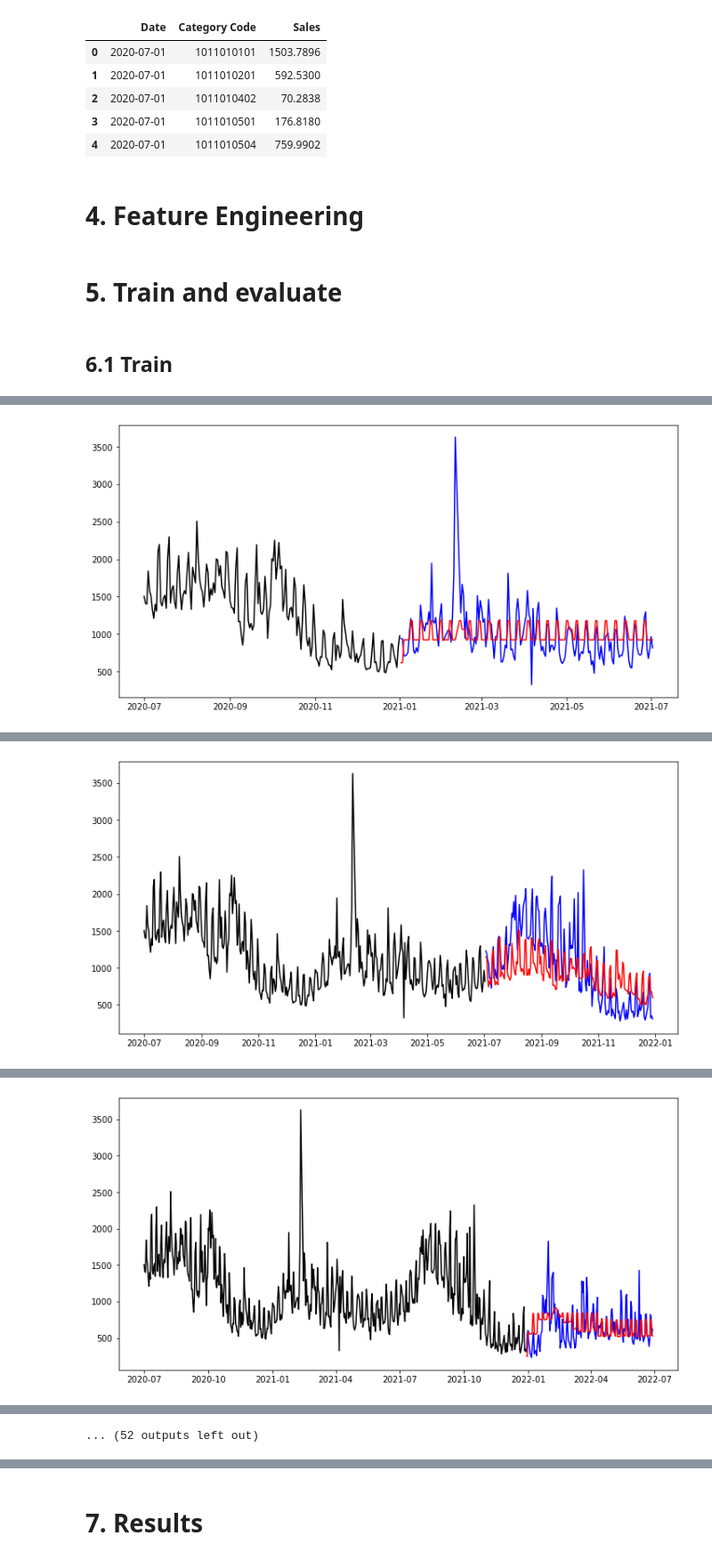
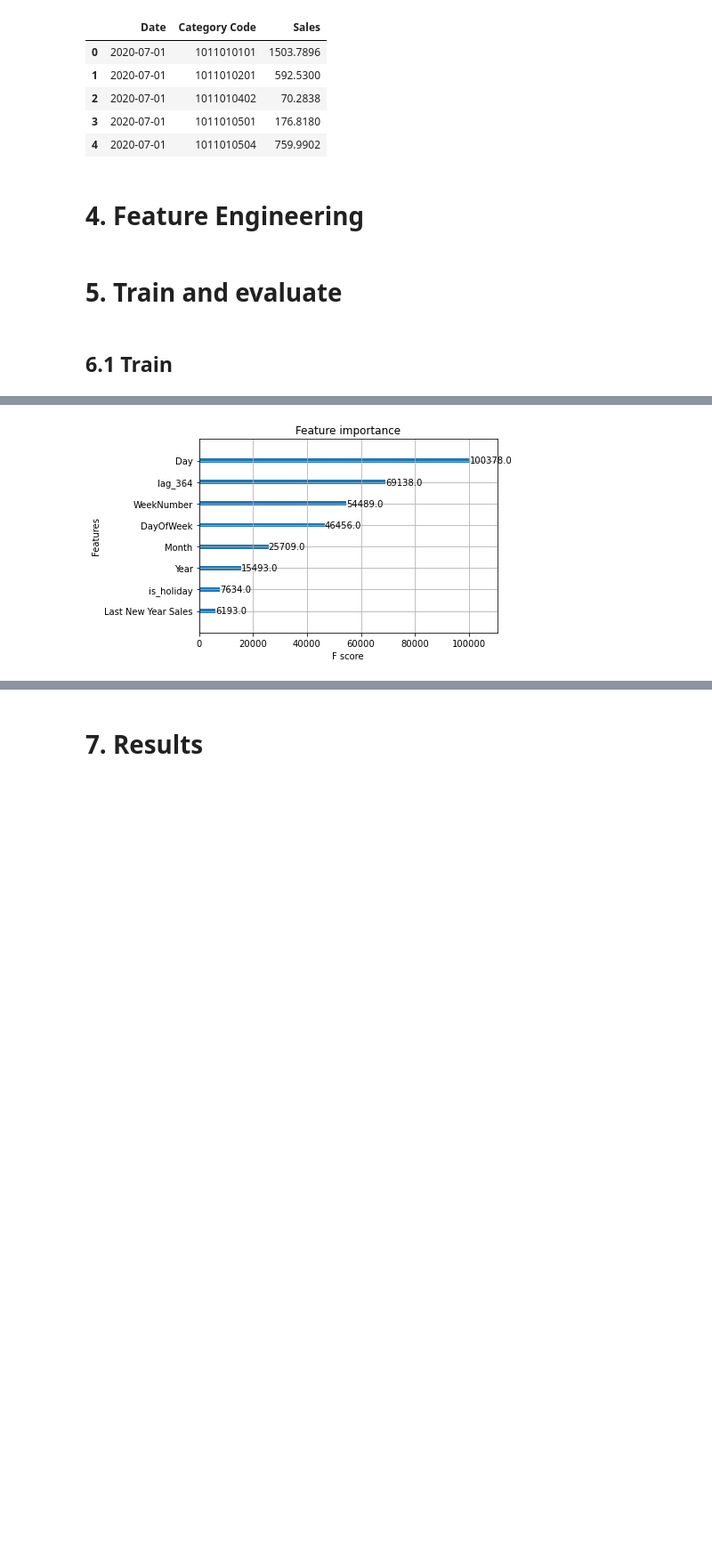
Before and after one commit to prattapong/Data-Science-Portfolio, a Jupyter notebook: Projects/Supermaket Sales Data/code/1.3 Time Series Split.ipynb, the cells around one changed output, grey strips where cells are left out. Shown at 89% size. Cells and saved outputs as stored; diff of their text form; code cells hidden in the pictures; blank space fills up the shorter version.

```diff
--- a/Projects/Supermaket Sales Data/code/1.3 Time Series Split.ipynb
+++ b/Projects/Supermaket Sales Data/code/1.3 Time Series Split.ipynb
@@ -211,3 +205,16 @@ def apply_fourier_transform(df):
+# %%
+def category_feature_engineering(df_category: pd.DataFrame):
+    df_category = create_date_feature(df_category,
+                                    date_column = 'Date')
+    df_category = create_lag_feature(df = df_category,
+                                    days = 364)
+    df_category = create_last_new_year_feature(df = df_category,
+                                            days_before_after = 7)
+    df_category['is_holiday'] = df_category['Date'].apply(is_holiday)
+
+    df_final = df_category.drop(['Date', 'Category Code'], axis = 1)
+
+    return df_final
 # %% [markdown]
 # 5. Train and evaluate
 # %% [markdown]
@@ -237,5 +239,9 @@ df_final = df_category.drop(['Date', 'Category Code'], axis = 1)
 # %%
 scaler = StandardScaler()
+category_result_dict = {'Category': [],
+                      'RMSE': [],
+                      'Normalized RMSE': [],
+                      'MAPE': []}
 all_rmse = []
 xgb_r = xgb.XGBRegressor(
     n_estimators = 10000,
@@ -248,19 +254,17 @@ xgb_r = xgb.XGBRegressor(
 
 categories = df_agg['Category Code'].unique()
 for category in categories:
+    category_rmse = []
+    category_normalized_rmse = []
+    category_mape = []
     df_category = df_agg[df_agg['Category Code'] == category]
+
     print('######################################################')
-    print(f'################ CATEGORY: {category} ################\n')
+    print(f'################ CATEGORY: {category} ################')
+    print('######################################################\n')
 
     # Feature Engineering
-    df_category = create_date_feature(df_category,
-                                    date_column = 'Date')
-    df_category = create_lag_feature(df = df_category,
-                                    days = 364)
-    df_category = create_last_new_year_feature(df = df_category,
-                                            days_before_after = 7)
-    df_category['is_holiday'] = df_category['Date'].apply(is_holiday)
-    df_final = df_category.drop(['Date', 'Category Code'], axis = 1)
+    df_final = category_feature_engineering(df_category = df_category)
 
     # Start Training Loop
     X = df_final.drop('Sales', axis = 1)
@@ -277,26 +281,48 @@ for category in categories:
 
         # Fit the model
         xgb_r.fit(X = X_train,
-                y = y_train,
-                eval_set = [(X_train, y_train), (X_test, y_test)],
-                verbose = 1000)
+                  y = y_train,
+                  eval_set = [(X_train, y_train), (X_test, y_test)],
+                  verbose = False)
 
         # Predict
         y_pred = xgb_r.predict(X_test)
         rmse = np.sqrt(mean_squared_error(y_test, y_pred))
+        normalized_rmse = rmse / (float(y_test.max()) - float(y_test.min()))
+        mape = mean_absolute_percentage_error(y_true = y_test, y_pred = y_pred)
+
+
+        category_rmse.append(rmse)
+        category_normalized_rmse.append(normalized_rmse)
+        category_mape.append(mape)
         all_rmse.append(rmse)
-        print(f'\nRMSE: {rmse}\n')
+
+        print(f'RMSE: {rmse:.2f} | Normalized RMSE: {normalized_rmse:.2f} | MAPE: {mape*100:.2f} %')
 
         # Plot True vs. Predicted Labelse
-        plt.figure(figsize=(12, 6))
-        plt.plot(df_category.iloc[train_index]['Date'], y_train, c = 'black')
-        plt.plot(df_category.iloc[test_index]['Date'], y_test, c = 'b')
-        plt.plot(df_category.iloc[test_index]['Date'], y_pred, c = 'r')
-        plt.show()
+        # plt.figure(figsize=(12, 6))
+        # plt.plot(df_category.iloc[train_index]['Date'], y_train, c = 'black')
+        # plt.plot(df_category.iloc[test_index]['Date'], y_test, c = 'b')
+        # plt.plot(df_category.iloc[test_index]['Date'], y_pred, c = 'r')
+        # plt.show()
+
+    category_result_dict['Category'].append(category)
+    category_result_dict['RMSE'].append(sum(category_rmse) / len(category_rmse))
+    category_result_dict['Normalized RMSE'].append(sum(category_normalized_rmse) / len(category_normalized_rmse))
+    category_result_dict['MAPE'].append(sum(category_mape) / len(category_mape))
+
+
+    print(f'\n>>> Category RMSE: {(sum(category_rmse) / len(category_rmse)):.2f}')
+    print(f'>>> Category Normalized RMSE: {(sum(category_normalized_rmse) / len(category_normalized_rmse)):.2f}')
+    print(f'>>> Category MAPE: {(sum(category_mape) / len(category_mape)) * 100:.2f} %\n')
 
 print(f'############ AVERAGE RMSE: {sum(all_rmse) / len(all_rmse)} ############')
 xgb.plot_importance(xgb_r)
-display(X_train)
+plt.show()
+display(pd.DataFrame(category_result_dict))
+print(f'Average RMSE: {(sum(category_result_dict["RMSE"]) / len(category_result_dict["RMSE"])):.2f}')
+print(f'Average Normalized RMSE: {(sum(category_result_dict["Normalized RMSE"]) / len(category_result_dict["Normalized RMSE"])):.2f}')
+print(f'Average MAPE: {(sum(category_result_dict["MAPE"]) / len(category_result_dict["MAPE"])) * 100:.2f} %')
 # %% [output]
 ######################################################
 ################ CATEGORY: 1011010101 ################
@@ -308 +344 @@ RMSE: 308.81036129390213
-[figure, old version]
+[figure, new version]
@@ -321 +354,0 @@ RMSE: 401.801081800571
-[figure, removed]
@@ -326 +354,0 @@ RMSE: 230.4201663692497
-[figure, removed]
@@ -354 +354,0 @@ RMSE: 183.3158081587706
-... (52 outputs left out)
```
Also changed, not shown: parts of 14 cells of this notebook.
